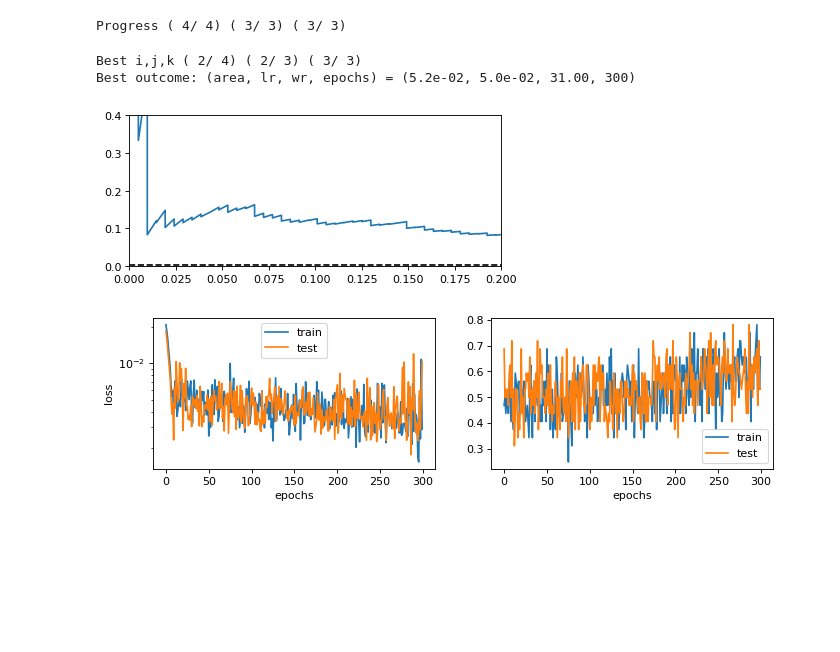
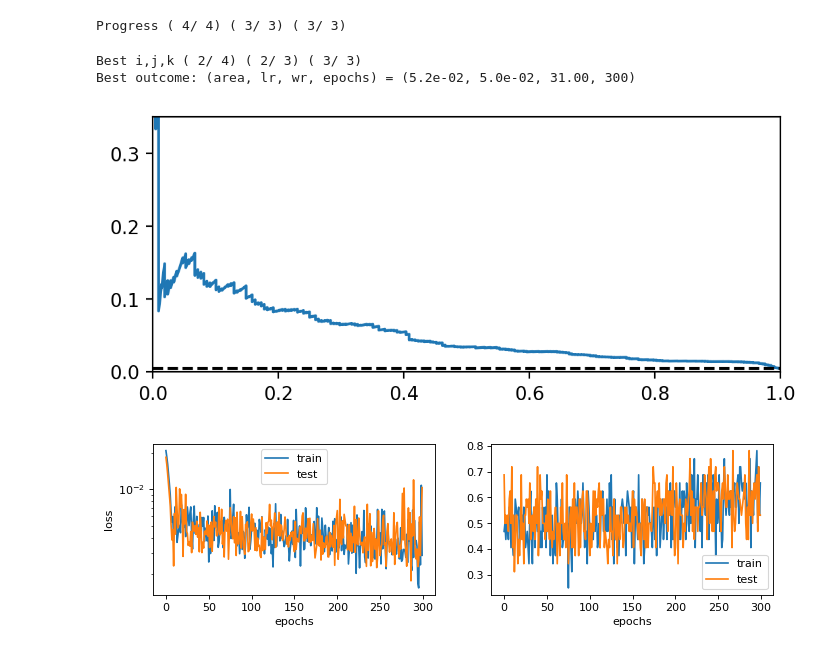
Before and after one commit to halstonblim/ml_exoplanet_vetter, a Jupyter notebook: CNN/exoplanet/cnn.ipynb, the cells around one changed output. Saved outputs shown, nothing was run; the diff lists cells and outputs as text; code cells hidden in the pictures; blank space fills up the shorter version.

```diff
--- a/CNN/exoplanet/cnn.ipynb
+++ b/CNN/exoplanet/cnn.ipynb
@@ -87,7 +72,7 @@ pickle_dir = "/Users/hblim/Dropbox (MIT)/qlp-data/2020_05_updatedLC/"
 std_depths = np.zeros((0,2))
 true_depths = np.zeros((0,6))
 astronets = np.zeros((0,1))
-stellar_radii = np.zeros((0,1))
+stellar_mags = np.zeros((0,1))
 
 all_localviews = np.zeros((0,3,61))
 all_globalviews = np.zeros((0,3,201))
@@ -98,12 +83,12 @@ for sector in range(1,22):
 
     filepath = pickle_dir + 'sector-{}.pickle'.format(sector)
     print(filepath)
-    localviews, globalviews, std_depth, true_depth, astronet_score, stellar_rad, labels = read_pickle(filepath)
+    localviews, globalviews, std_depth, true_depth, astronet_score, stellar_mag, labels = read_pickle(filepath)
 
     std_depths = np.append(std_depths, std_depth,axis=0)
     true_depths = np.append(true_depths,true_depth,axis=0)
     astronets = np.append(astronets, astronet_score, axis = 0)
-    stellar_radii = np.append(stellar_radii, stellar_rad , axis = 0)
+    stellar_mags = np.append(stellar_mags, stellar_mag , axis = 0)
 
 
     all_localviews = np.append(all_localviews, localviews,axis=0)
@@ -184,3 +169,15 @@ plt.xlabel('std. dev. global depths')
 plt.legend();
 # %% [output]
 [figure]
+# %%
+PCs = (all_labels == 1)
+nonPCs = (all_labels == 0)
+localstds = stellar_mags[:,0]
+
+fig, ax1 = plt.subplots(1,1,figsize = (5,3),dpi=100)
+plt.sca(ax1)
+n, bins, p = plt.hist(localstds[nonPCs],20,density=True,label='nonPC',histtype='step');
+plt.hist(localstds[PCs],bins,density=True,label='PC',histtype='step');
+# plt.yscale('log')
+plt.xlabel('local depths')
+plt.legend();
@@ -387,9 +386,9 @@ class MonoInput_Module(nn.Module):
     def __init__(self):
         super(MonoInput_Module, self).__init__()
 
-        nhl = 5
+        nhl = 8
         self.Combined_ModuleList = nn.ModuleList([
-            nn.Linear(in_features = 3, out_features=nhl),nn.ReLU(),
+            nn.Linear(in_features = 4, out_features=nhl),nn.ReLU(),
             nn.Linear(in_features = nhl, out_features=nhl),nn.ReLU(),
             nn.Linear(in_features = nhl, out_features=2)])
 
@@ -549,7 +548,7 @@ X = np.zeros((ntotal,0))
 # X = np.append(X, all_globalviews.reshape((ntotal,3*201)),axis=1)
 X = np.append(X, std_depths.reshape((ntotal,2)),axis=1)
 X = np.append(X, astronets.reshape((ntotal,1)),axis=1)
-# X = np.append(X, true_depths.reshape((ntotal,6)),axis=1)
+X = np.append(X, stellar_mags.reshape((ntotal,1)),axis=1)
 X = np.append(X, all_labels.reshape((ntotal,1)),axis=1)
 
 # downsample majority class
@@ -679,23 +678,23 @@ Progress ( 4/ 4) ( 3/ 3) ( 3/ 3)
 # %%
 areas = np.array(areas)
 
 (i,j,k) = np.unravel_index(areas.argmax(), areas.shape)
 print("Best i,j,k ({:2d}/{:2d}) ({:2d}/{:2d}) ({:2d}/{:2d})".format( \
                 i+1, len(lrs), j+1, len(eps), k+1, len(wrs)))
 
-plt.figure(figsize=(6,2.5),dpi=80)
+plt.figure(figsize=(6,2.5),dpi=200)
 
 plt.plot(prs[i][j][k][0],prs[i][j][k][1])
 
 plt.axhline(y = np.sum(y == 1) / len(y),color='k',linestyle='--')
 
-plt.xlim([0,.2])
-plt.ylim([0,.4])
+plt.xlim([0,1])
+plt.ylim([0,.35])
 print("Best outcome: (area, lr, wr, epochs) = ({:.1e}, {:.1e}, {:.2f}, {:d})".format(areas[i][j][k], lrs[i], wrs[k], eps[j]))
 # %% [output]
 Best i,j,k ( 2/ 4) ( 2/ 3) ( 3/ 3)
 Best outcome: (area, lr, wr, epochs) = (5.2e-02, 5.0e-02, 31.00, 300)
-[figure, old version]
+[figure, new version]
 # %%
 history_epochs = hists[i][j][k]
 
```
Also changed, not shown: parts of 5 cells of this notebook.
